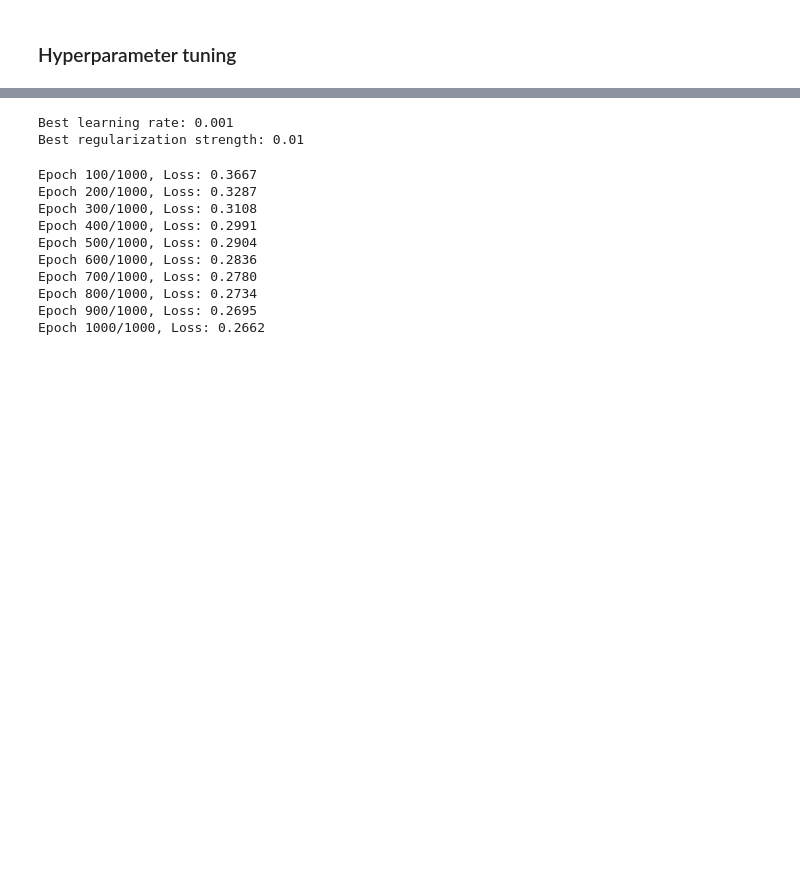
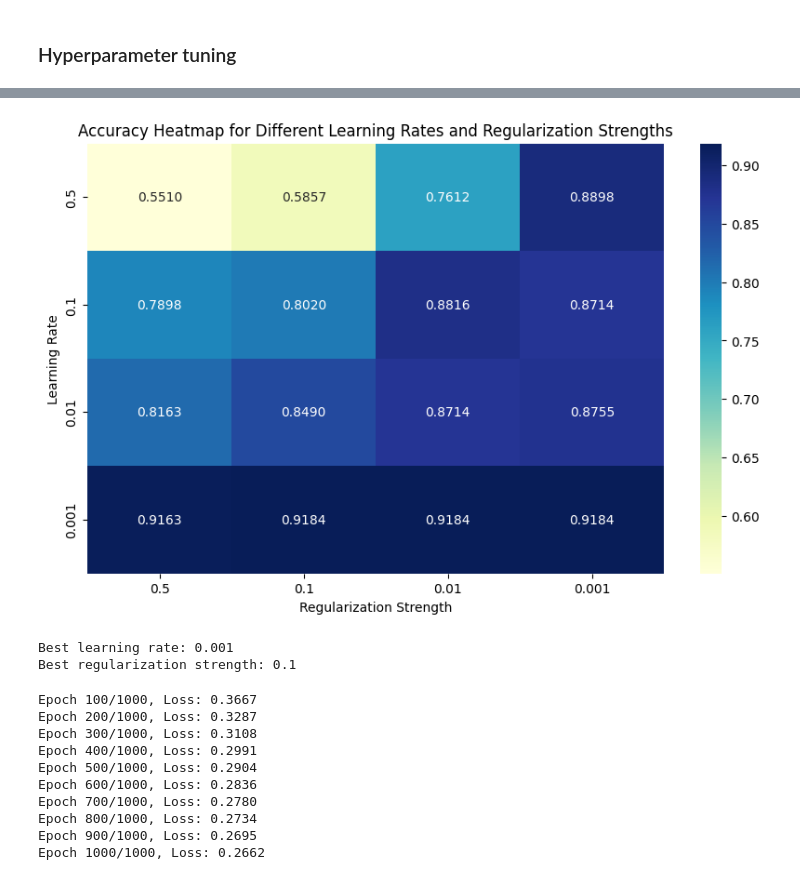
Before and after one commit to heckop/GroundWater_analyzer, a Jupyter notebook: Softmax_Implementation_And_Data_Preprocessing/SoftmaxRegression.ipynb, the cells around one changed output, grey strips where cells are left out. Cells and saved outputs as stored; diff of their text form; code cells hidden in the pictures; blank space fills up the shorter version.

```diff
--- a/Softmax_Implementation_And_Data_Preprocessing/SoftmaxRegression.ipynb
+++ b/Softmax_Implementation_And_Data_Preprocessing/SoftmaxRegression.ipynb
@@ -823,12 +833,13 @@ SoftmaxRegression_another.plot_losses(softmax_instances, labels)
 # %%
-lr_values = [0.01, 0.1, 0.001]
-reg_strength_values = [0.01, 0.1, 0.001]
+lr_values = [0.5, 0.1, 0.01,0.001]
+reg_strength_values = [0.5, 0.1, 0.01,0.001]
 best_lr, best_reg_strength = SoftmaxRegression_another.grid_search(X_train, y_train, X_val, y_val, lr_values,reg_strength_values, num_epochs=1000)
 print(f"Best learning rate: {best_lr}")
 print(f"Best regularization strength: {best_reg_strength}")
 # %% [output]
+[figure, added]
 Best learning rate: 0.001
-Best regularization strength: 0.01
+Best regularization strength: 0.1
 # %%
 softmax_model_another = SoftmaxRegression_another(num_of_features, num_of_classes,best_lr,1000,best_reg_strength)
 softmax_model_another.fit(X_train, y_train,True)
```
Also changed, not shown: parts of 15 cells of this notebook, 1 other file.
